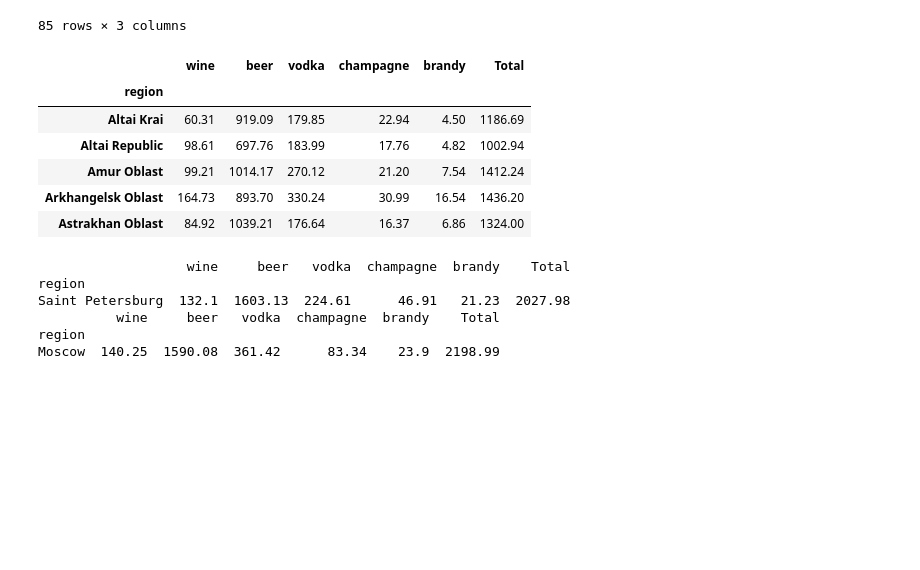
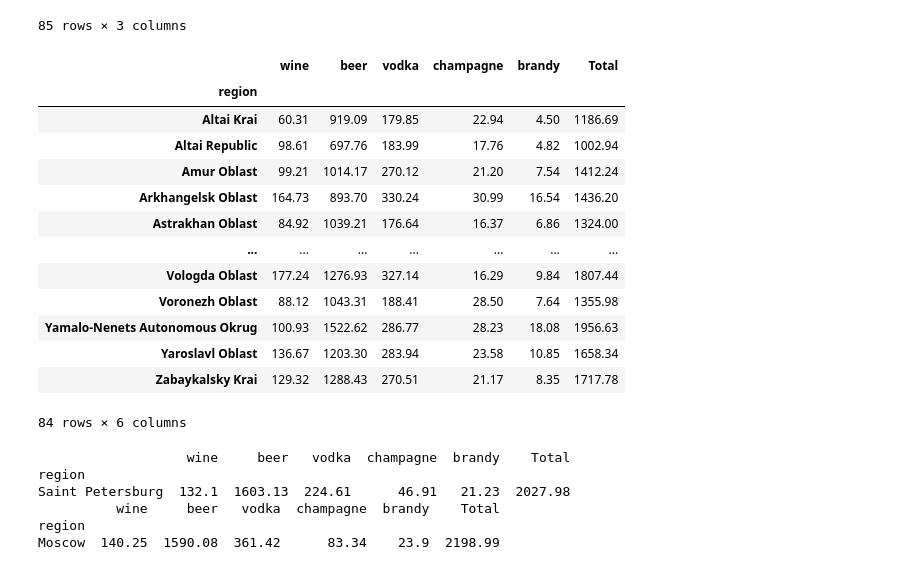
Before and after one commit to BlakeG2424/project-gt-1, a Jupyter notebook: jf_pour.ipynb, the cells around one changed output. Drawn from its saved outputs; the diff is of its cells as text; code cells hidden in the pictures; blank space fills up the shorter version.

```diff
--- a/jf_pour.ipynb
+++ b/jf_pour.ipynb
@@ -104,15 +108,22 @@ russia_df
 | 84 | Yaroslavl Oblast | 57.778198 | 39.002110 |
 85 rows × 3 columns
 # %%
-alc_region_clean.head()
+alc_region_clean
 # %% [output]
 |  | wine | beer | vodka | champagne | brandy | Total |
 | region |  |  |  |  |  |  |
 | Altai Krai | 60.31 | 919.09 | 179.85 | 22.94 | 4.50 | 1186.69 |
 | Altai Republic | 98.61 | 697.76 | 183.99 | 17.76 | 4.82 | 1002.94 |
 | Amur Oblast | 99.21 | 1014.17 | 270.12 | 21.20 | 7.54 | 1412.24 |
 | Arkhangelsk Oblast | 164.73 | 893.70 | 330.24 | 30.99 | 16.54 | 1436.20 |
 | Astrakhan Oblast | 84.92 | 1039.21 | 176.64 | 16.37 | 6.86 | 1324.00 |
+| ... | ... | ... | ... | ... | ... | ... |
+| Vologda Oblast | 177.24 | 1276.93 | 327.14 | 16.29 | 9.84 | 1807.44 |
+| Voronezh Oblast | 88.12 | 1043.31 | 188.41 | 28.50 | 7.64 | 1355.98 |
+| Yamalo-Nenets Autonomous Okrug | 100.93 | 1522.62 | 286.77 | 28.23 | 18.08 | 1956.63 |
+| Yaroslavl Oblast | 136.67 | 1203.30 | 283.94 | 23.58 | 10.85 | 1658.34 |
+| Zabaykalsky Krai | 129.32 | 1288.43 | 270.51 | 21.17 | 8.35 | 1717.78 |
+84 rows × 6 columns
 # %%
 alc_df
 largest_wine=alc_region_clean.nlargest(1,"wine")
```
Also changed, not shown: parts of 4 cells of this notebook, 1 other file.
